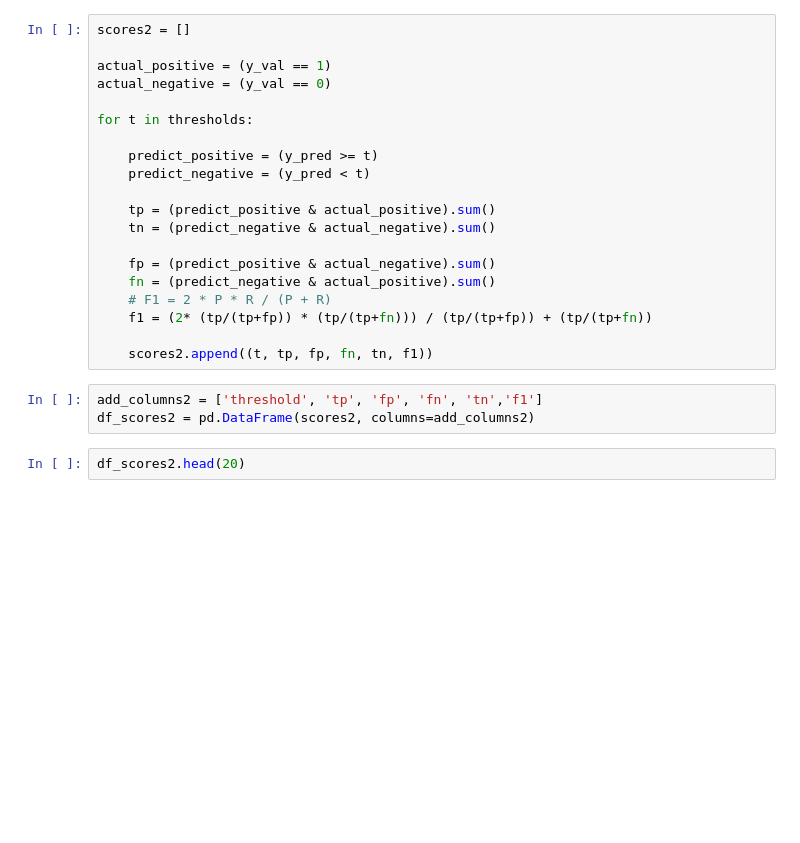
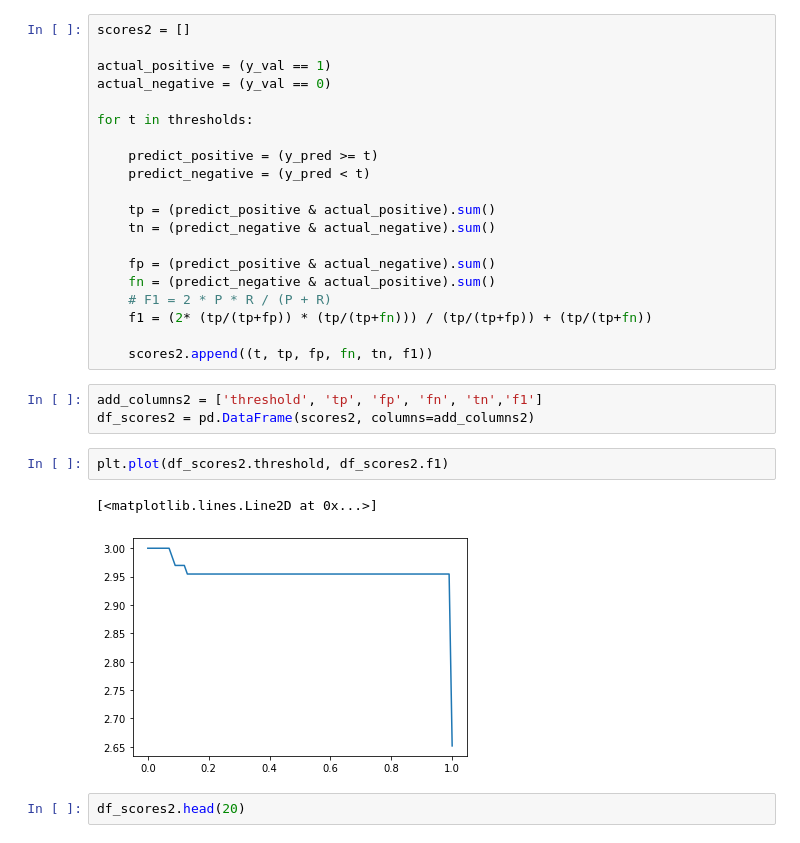
Before and after one commit to gregorywmorris/MLZoom2022, a Jupyter notebook: Homework/MLZoomcampWeek4.ipynb, the cells around one changed output. Drawn from its saved outputs; the diff is of its cells as text; blank space fills up the shorter version.

```diff
--- a/Homework/MLZoomcampWeek4.ipynb
+++ b/Homework/MLZoomcampWeek4.ipynb
@@ -345,6 +345,11 @@ for t in thresholds:
 # %%
 add_columns2 = ['threshold', 'tp', 'fp', 'fn', 'tn','f1']
 df_scores2 = pd.DataFrame(scores2, columns=add_columns2)
+# %%
+plt.plot(df_scores2.threshold, df_scores2.f1)
+# %% [output]
+[<matplotlib.lines.Line2D at 0x...>]
+[figure, added]
 # %%
 df_scores2.head(20)
 # %% [output]
```
Also changed, not shown: parts of 1 cell of this notebook.
